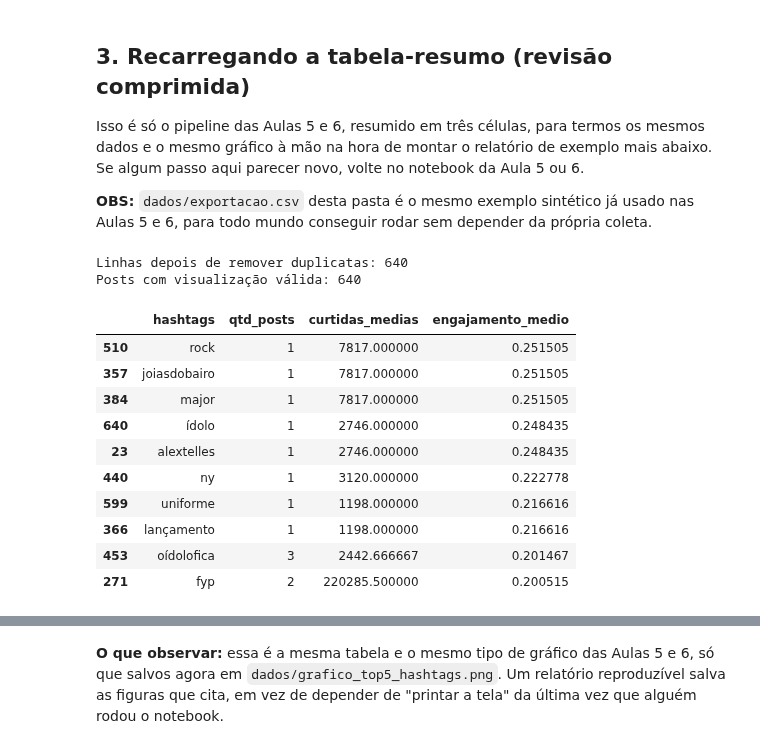
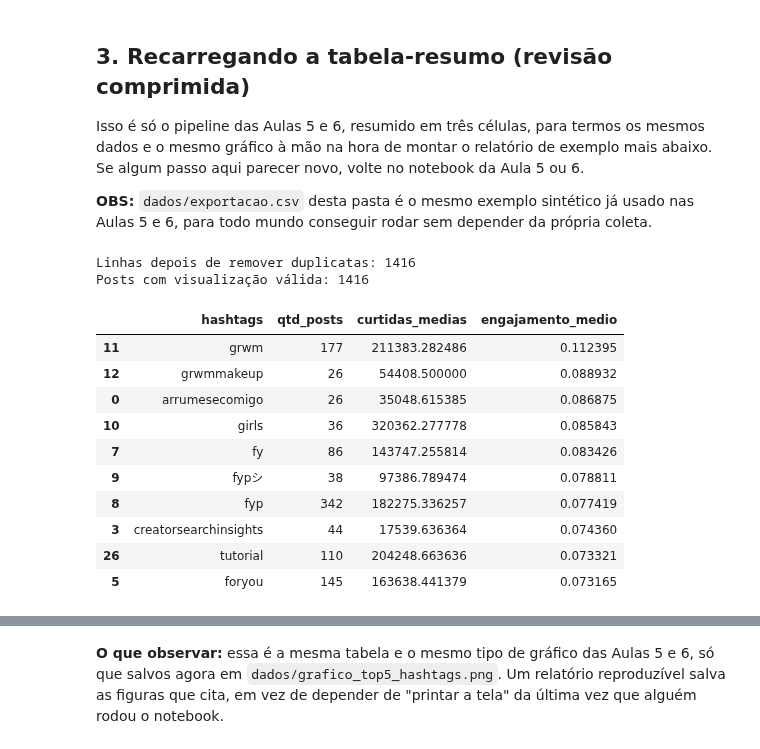
Before and after one commit to juliacereja/extracao-dados-trabalhos-juliacereja, a Jupyter notebook: projetos/07-relatorio-analitico/07-relatorio-analitico/07-relatorio-analitico.ipynb, the cells around one changed output, grey strips where cells are left out. Drawn from its saved outputs; the diff is of its cells as text; code cells hidden in the pictures.

```diff
--- a/projetos/07-relatorio-analitico/07-relatorio-analitico/07-relatorio-analitico.ipynb
+++ b/projetos/07-relatorio-analitico/07-relatorio-analitico/07-relatorio-analitico.ipynb
@@ -46,7 +46,7 @@ Isso é só o pipeline das Aulas 5 e 6, resumido em três células, para termos
 import pandas as pd  # pandas para tabela
 import matplotlib.pyplot as plt  # matplotlib para gráfico
 
-df = pd.read_csv("dados/exportacao.csv", sep=";")  # lê a exportação, mesmo arquivo e separador das aulas anteriores
+df = pd.read_csv("/Users/leonardorosa/estudo/extracao-dados-trabalhos-juliacereja/projetos/07-relatorio-analitico/07-relatorio-analitico/dados/zeeschuimer-export-tiktok.com-2026-08-19T150132.csv", sep=";")  # lê a exportação, mesmo arquivo e separador das aulas anteriores
 df = df.drop_duplicates()  # remove linha idêntica a outra anterior, se existir
 
 df_posts = df[df["plays"] > 0].copy()  # só posts com denominador válido para a taxa de engajamento
@@ -57,33 +57,34 @@ df_posts["taxa_engajamento"] = (
 print(f"Linhas depois de remover duplicatas: {len(df)}")
 print(f"Posts com visualização válida: {len(df_posts)}")
 # %% [output]
-Linhas depois de remover duplicatas: 640
-Posts com visualização válida: 640
+Linhas depois de remover duplicatas: 1416
+Posts com visualização válida: 1416
 # %%
 df_hashtags = df_posts.dropna(subset=["hashtags"]).copy()  # só posts com hashtag preenchida
 df_hashtags["hashtags"] = df_hashtags["hashtags"].str.split(",")  # separa a string em lista
 df_hashtags = df_hashtags.explode("hashtags")  # uma linha por hashtag
 df_hashtags["hashtags"] = df_hashtags["hashtags"].str.strip()  # tira espaço sobrando
+df_hashtags = df_hashtags[df_hashtags.groupby("hashtags")["id"].transform("count") >= 20]  # filtra hashtags com pelo menos 5 posts
 
 resumo_hashtags = df_hashtags.groupby("hashtags").agg(  # agrupa por hashtag
     qtd_posts=("id", "count"),
     curtidas_medias=("likes", "mean"),
     engajamento_medio=("taxa_engajamento", "mean"),
 ).reset_index().sort_values("engajamento_medio", ascending=False)  # ordena da maior para a menor engajamento
 
 resumo_hashtags.head(10)
 # %% [output]
 |  | hashtags | qtd_posts | curtidas_medias | engajamento_medio |
-| 510 | rock | 1 | 7817.000000 | 0.251505 |
-| 357 | joiasdobairo | 1 | 7817.000000 | 0.251505 |
-| 384 | major | 1 | 7817.000000 | 0.251505 |
-| 640 | ídolo | 1 | 2746.000000 | 0.248435 |
-| 23 | alextelles | 1 | 2746.000000 | 0.248435 |
-| 440 | ny | 1 | 3120.000000 | 0.222778 |
-| 599 | uniforme | 1 | 1198.000000 | 0.216616 |
-| 366 | lançamento | 1 | 1198.000000 | 0.216616 |
-| 453 | oídolofica | 3 | 2442.666667 | 0.201467 |
-| 271 | fyp | 2 | 220285.500000 | 0.200515 |
+| 11 | grwm | 177 | 211383.282486 | 0.112395 |
+| 12 | grwmmakeup | 26 | 54408.500000 | 0.088932 |
+| 0 | arrumesecomigo | 26 | 35048.615385 | 0.086875 |
+| 10 | girls | 36 | 320362.277778 | 0.085843 |
+| 7 | fy | 86 | 143747.255814 | 0.083426 |
+| 9 | fypシ | 38 | 97386.789474 | 0.078811 |
+| 8 | fyp | 342 | 182275.336257 | 0.077419 |
+| 3 | creatorsearchinsights | 44 | 17539.636364 | 0.074360 |
+| 26 | tutorial | 110 | 204248.663636 | 0.073321 |
+| 5 | foryou | 145 | 163638.441379 | 0.073165 |
 # %%
 top5 = resumo_hashtags.head(5)  # as 5 hashtags com maior engajamento médio, para o gráfico do relatório de exemplo
 
```
Also changed, not shown: parts of 1 cell of this notebook, 7 other files.
